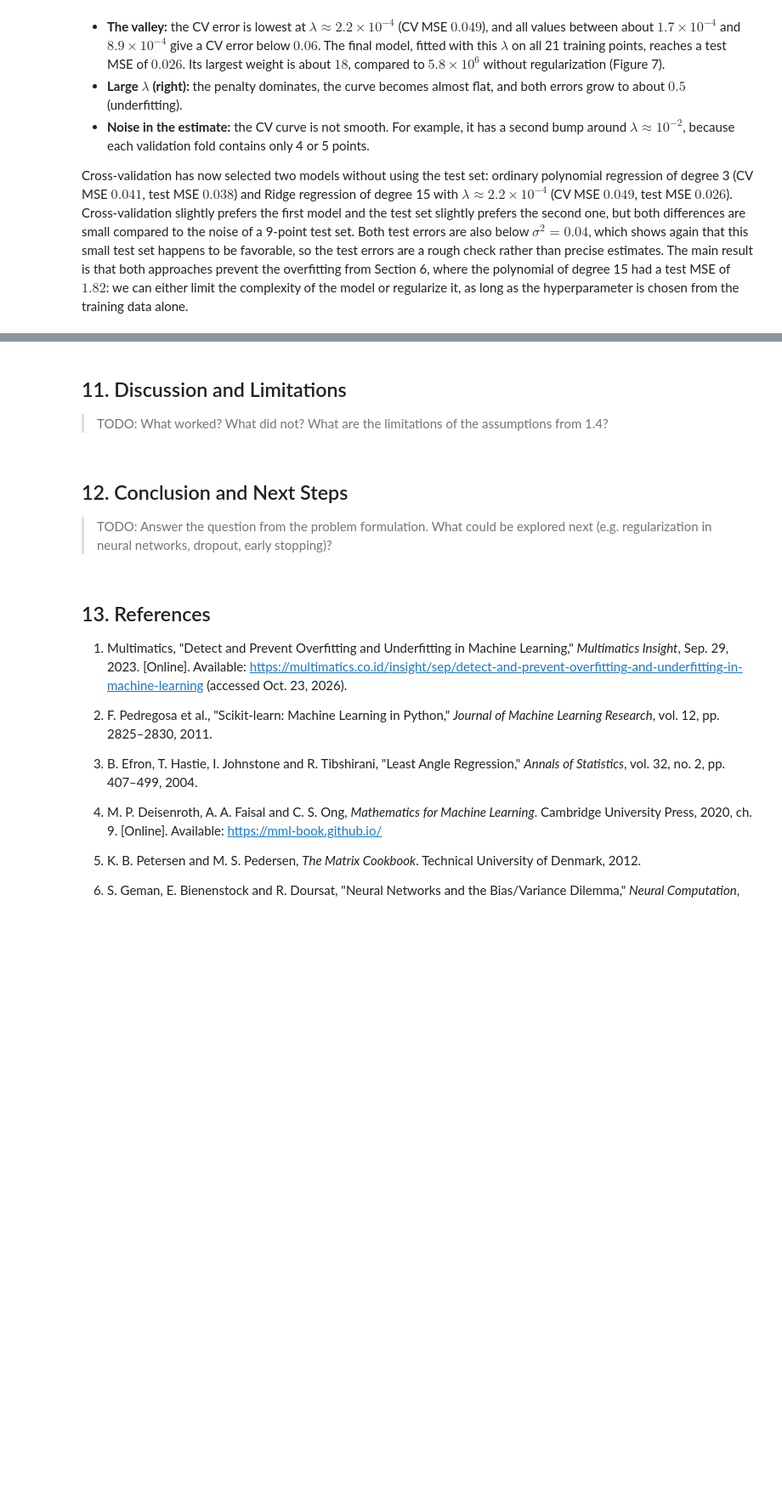
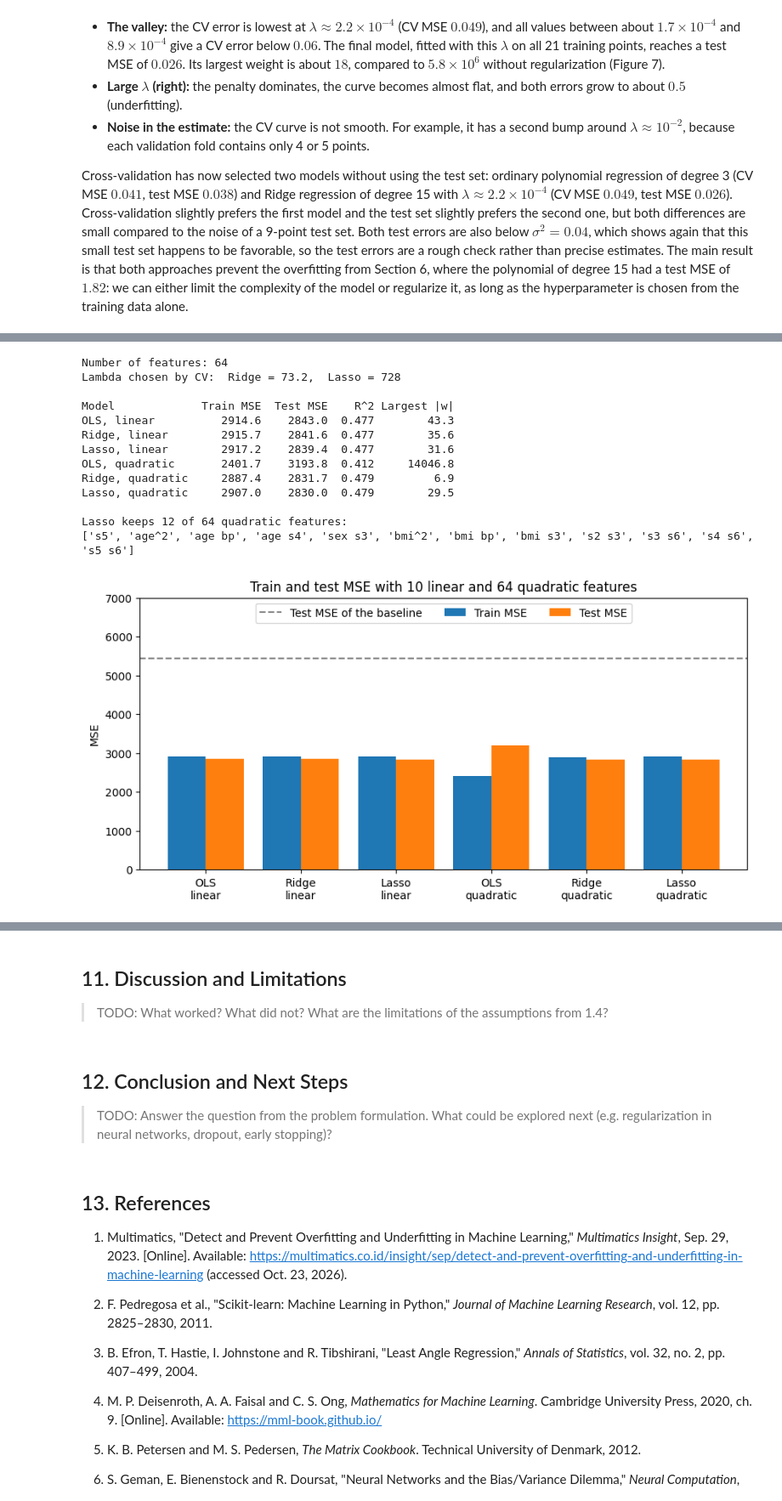
Before and after one commit to eleonorakuteva/overfitting-and-regularization, a Jupyter notebook: main.ipynb, the cells around one changed output, grey strips where cells are left out. Shown at 85% size. Cells and saved outputs as stored; diff of their text form; code cells hidden in the pictures; blank space fills up the shorter version.

```diff
--- a/main.ipynb
+++ b/main.ipynb
@@ -1044,0 +1246,74 @@ Cross-validation has now selected two models without using the test set: ordinar
+# %%
+# 1. All squares and pairwise products of the 10 features
+quadratic = PolynomialFeatures(degree=2, include_bias=False)
+X_train_quad_raw = quadratic.fit_transform(X_train_raw)
+X_test_quad_raw = quadratic.transform(X_test_raw)
+quad_names = quadratic.get_feature_names_out(feature_names)
+
+# 2. Remove sex^2: sex is 1 or 2, so sex^2 = 3 * sex - 2 is an exact copy of sex
+keep = quad_names != "sex^2"
+X_train_quad_raw, X_test_quad_raw, quad_names = X_train_quad_raw[:, keep], X_test_quad_raw[:, keep], quad_names[keep]
+
+# 3. Standardize with the statistics of the TRAINING data only
+quad_means = X_train_quad_raw.mean(axis=0)
+quad_stds = X_train_quad_raw.std(axis=0)
+X_train_quad = (X_train_quad_raw - quad_means) / quad_stds
+X_test_quad = (X_test_quad_raw - quad_means) / quad_stds
+print("Number of features:", X_train_quad.shape[1])
+
+# 4. OLS, and Ridge and Lasso with lambda chosen by cross-validation
+w_ols_quad = fit_linear_regression(X_train_quad, y_train_centered)
+ridge_quad_strength = choose_regularization_strength(X_train_quad, y_train_centered, fit_ridge_regression, np.logspace(-3, 4, 60))
+w_ridge_quad = fit_ridge_regression(X_train_quad, y_train_centered, ridge_quad_strength)
+lasso_quad_strength = choose_regularization_strength(X_train_quad, y_train_centered, fit_lasso_regression, np.logspace(1, 4, 30))
+w_lasso_quad = fit_lasso_regression(X_train_quad, y_train_centered, lasso_quad_strength)
+print(f"Lambda chosen by CV:  Ridge = {ridge_quad_strength:.3g},  Lasso = {lasso_quad_strength:.3g}")
+
+# 5. Train and test errors of all models (linear features from Section 10.2 and quadratic features)
+all_models = {
+    "OLS, linear": (w_ols, X_train_diabetes, X_test_diabetes),
+    "Ridge, linear": (w_ridge_diabetes, X_train_diabetes, X_test_diabetes),
+    "Lasso, linear": (w_lasso_diabetes, X_train_diabetes, X_test_diabetes),
+    "OLS, quadratic": (w_ols_quad, X_train_quad, X_test_quad),
+    "Ridge, quadratic": (w_ridge_quad, X_train_quad, X_test_quad),
+    "Lasso, quadratic": (w_lasso_quad, X_train_quad, X_test_quad),
+}
+train_mses, test_mses = [], []
+print(f"\n{'Model':17s} {'Train MSE':>9s} {'Test MSE':>9s} {'R^2':>6s} {'Largest |w|':>11s}")
+for name, (w, X_train_model, X_test_model) in all_models.items():
+    train_mse = mean_squared_error(y_train_centered, predict(X_train_model, w))
+    test_mse = mean_squared_error(y_test_diabetes, predict(X_test_model, w) + y_train_mean)
+    train_mses.append(train_mse)
+    test_mses.append(test_mse)
+    print(f"{name:17s} {train_mse:9.1f} {test_mse:9.1f} {1 - test_mse / baseline_mse:6.3f} {np.max(np.abs(w)):11.1f}")
+
+print("\nLasso keeps", np.sum(w_lasso_quad != 0), "of", len(w_lasso_quad), "quadratic features:")
+print([str(name) for name in quad_names[w_lasso_quad != 0]])
+
+# 6. Plot the train and test errors side by side
+positions = np.arange(len(all_models))
+plt.figure(figsize=(10, 4.5))
+plt.bar(positions - 0.2, train_mses, width=0.4, color="tab:blue", label="Train MSE")
+plt.bar(positions + 0.2, test_mses, width=0.4, color="tab:orange", label="Test MSE")
+plt.axhline(baseline_mse, color="gray", linestyle="--", label="Test MSE of the baseline")
+plt.xticks(positions, [name.replace(", ", "\n") for name in all_models])
+plt.title("Train and test MSE with 10 linear and 64 quadratic features")
+plt.ylabel("MSE")
+plt.ylim(0, 7000)
+plt.legend(loc="upper center", ncol=3)
+plt.show()
+# %% [output]
+Number of features: 64
+Lambda chosen by CV:  Ridge = 73.2,  Lasso = 728
+
+Model             Train MSE  Test MSE    R^2 Largest |w|
+OLS, linear          2914.6    2843.0  0.477        43.3
+Ridge, linear        2915.7    2841.6  0.477        35.6
+Lasso, linear        2917.2    2839.4  0.477        31.6
+OLS, quadratic       2401.7    3193.8  0.412     14046.8
+Ridge, quadratic     2887.4    2831.7  0.479         6.9
+Lasso, quadratic     2907.0    2830.0  0.479        29.5
+
+Lasso keeps 12 of 64 quadratic features:
+['s5', 'age^2', 'age bp', 'age s4', 'sex s3', 'bmi^2', 'bmi bp', 'bmi s3', 's2 s3', 's3 s6', 's4 s6', 's5 s6']
+[figure, added]
```
Also changed, not shown: parts of 15 cells of this notebook.
